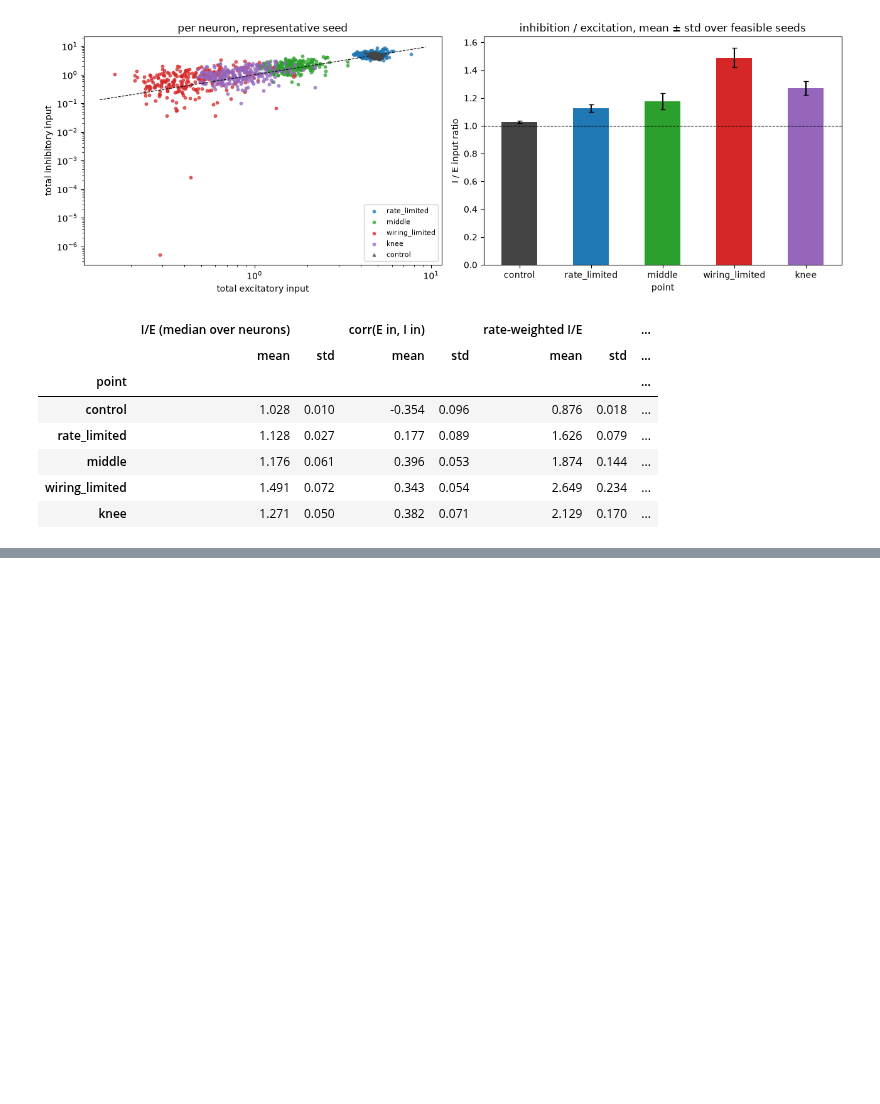
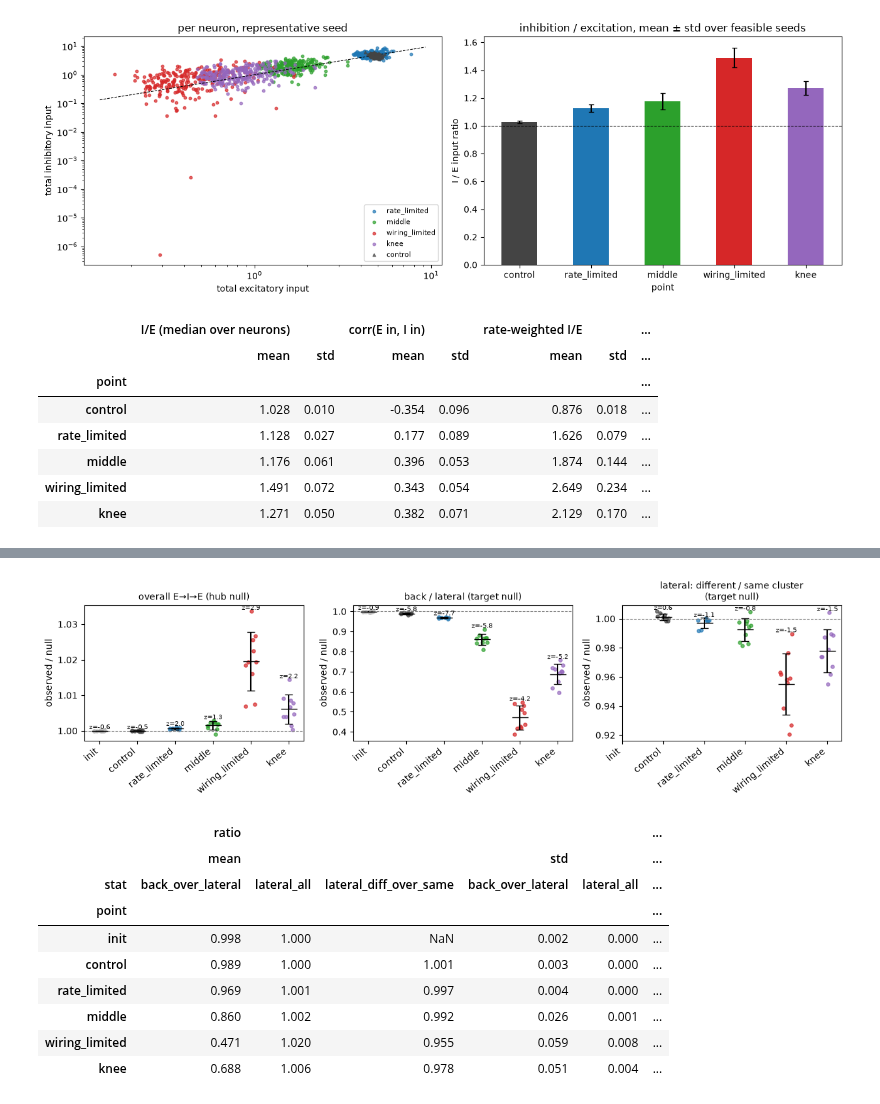
Before and after one commit to AtharvSuryawanshi/canonical_mc, a Jupyter notebook: notebooks/moo_zoom_analysis.ipynb, the cells around one changed output, grey strips where cells are left out. Drawn from its saved outputs; the diff is of its cells as text; code cells hidden in the pictures; blank space fills up the shorter version.

```diff
--- a/notebooks/moo_zoom_analysis.ipynb
+++ b/notebooks/moo_zoom_analysis.ipynb
@@ -589,0 +689,17 @@ modular networks in RNNs (Achterberg et al. 2023), so wiring_limited and knee ar
+# %%
+plot_ratio(mot, ["lateral_all", "back_over_lateral", "lateral_diff_over_same"],
+           ["overall E→I→E (hub null)", "back / lateral (target null)",
+            "lateral: different / same cluster\n(target null)"])
+table(mot, ["lateral_all", "back_over_lateral", "lateral_diff_over_same"]).round(3)
+# %% [output]
+[figure, added]
+|  | ratio |  |  |  |  | ... |
+|  | mean |  |  | std |  | ... |
+| stat | back_over_lateral | lateral_all | lateral_diff_over_same | back_over_lateral | lateral_all | ... |
+| point |  |  |  |  |  | ... |
+| init | 0.998 | 1.000 | NaN | 0.002 | 0.000 | ... |
+| control | 0.989 | 1.000 | 1.001 | 0.003 | 0.000 | ... |
+| rate_limited | 0.969 | 1.001 | 0.997 | 0.004 | 0.000 | ... |
+| middle | 0.860 | 1.002 | 0.992 | 0.026 | 0.001 | ... |
+| wiring_limited | 0.471 | 1.020 | 0.955 | 0.059 | 0.008 | ... |
+| knee | 0.688 | 1.006 | 0.978 | 0.051 | 0.004 | ... |
```
Also changed, not shown: parts of 15 cells of this notebook, 4 other files.
